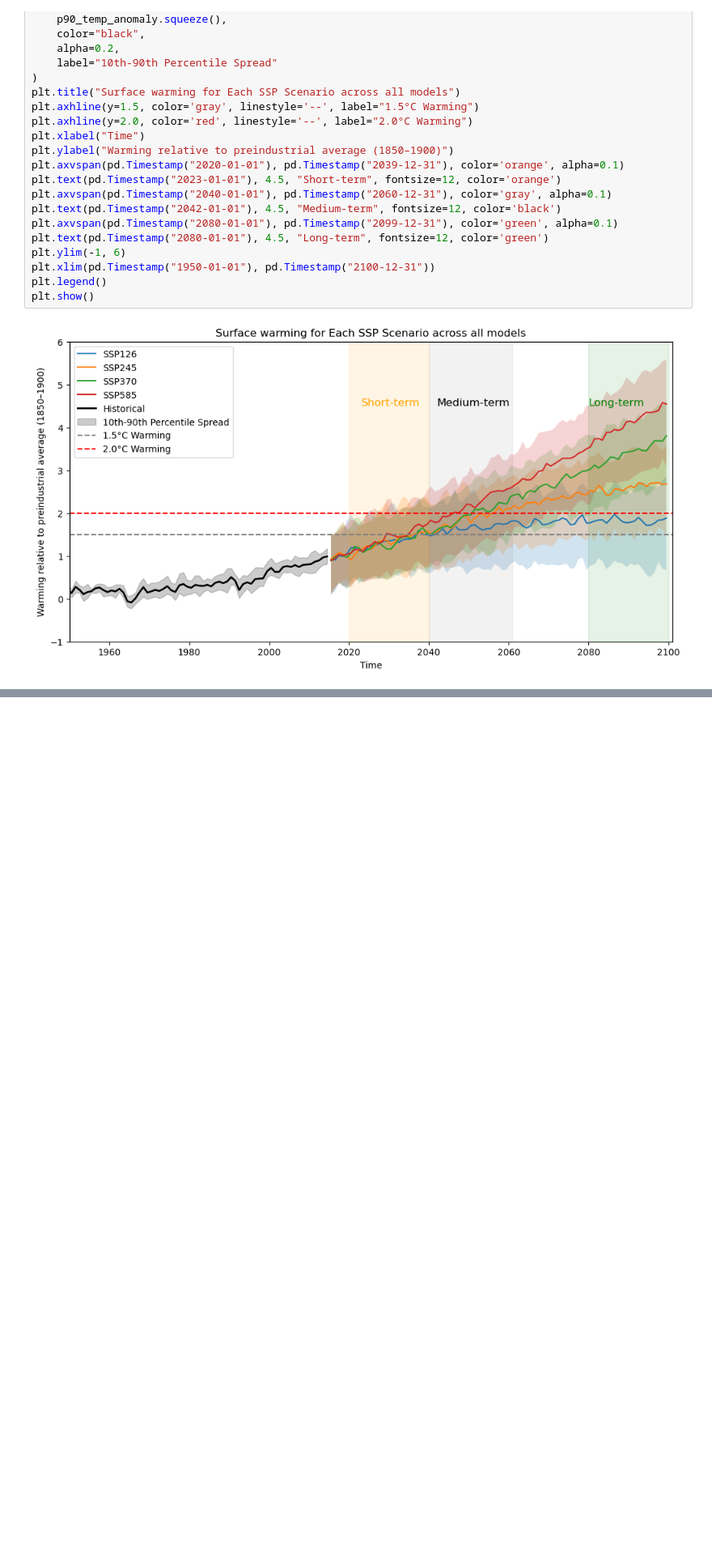
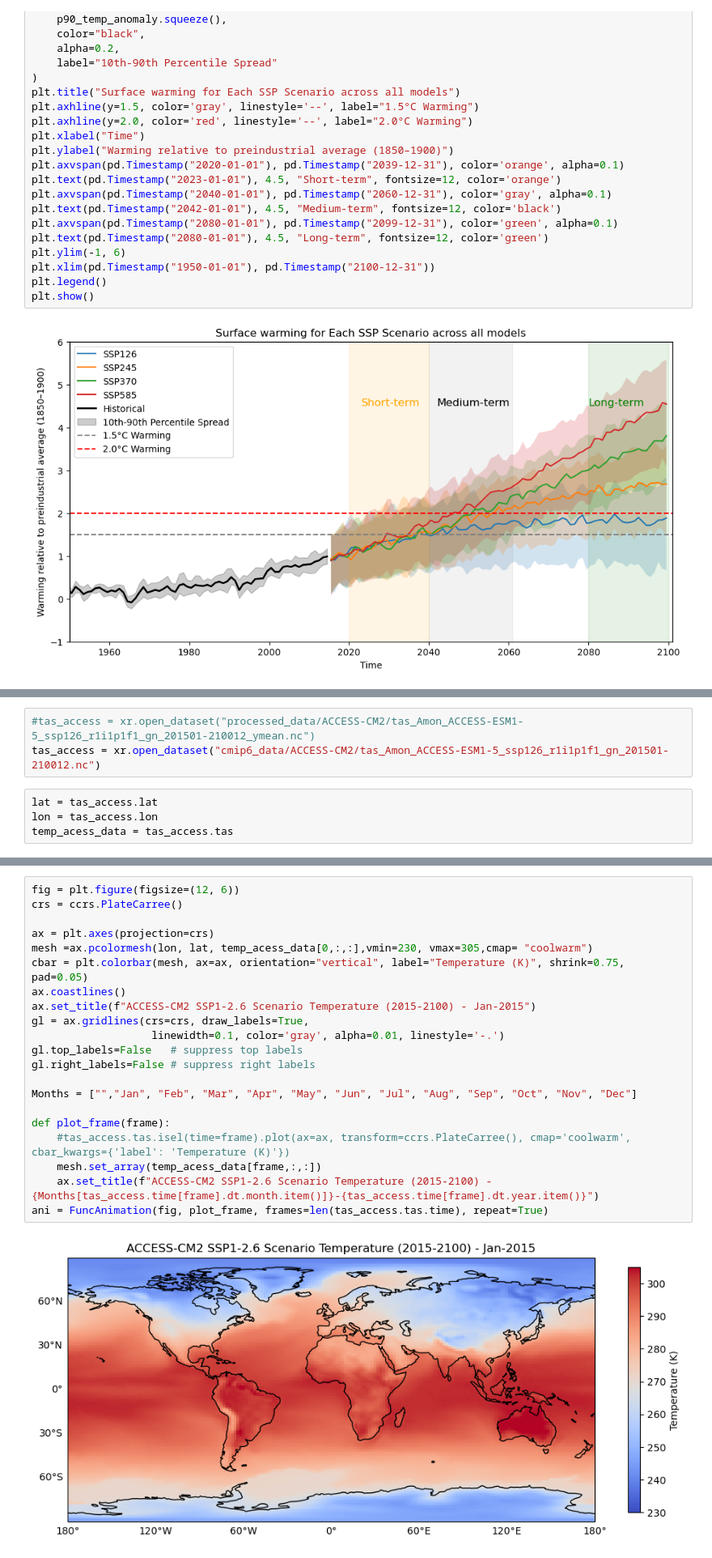
Before and after one commit to saurabh-annadate/CMIP6_analysis, a Jupyter notebook: analysis.ipynb, the cells around one changed output, grey strips where cells are left out. Shown at 81% size. Cells and saved outputs as stored; diff of their text form; blank space fills up the shorter version.

Commit message:
create animation

```diff
--- a/analysis.ipynb
+++ b/analysis.ipynb
@@ -336,0 +346,7 @@ plt.show()
+# %%
+#tas_access = xr.open_dataset("processed_data/ACCESS-CM2/tas_Amon_ACCESS-ESM1-5_ssp126_r1i1p1f1_gn_201501-210012_ymean.nc")
+tas_access = xr.open_dataset("cmip6_data/ACCESS-CM2/tas_Amon_ACCESS-ESM1-5_ssp126_r1i1p1f1_gn_201501-210012.nc")
+# %%
+lat = tas_access.lat
+lon = tas_access.lon
+temp_acess_data = tas_access.tas
@@ -336,0 +373,23 @@ plt.show()
+# %%
+fig = plt.figure(figsize=(12, 6))
+crs = ccrs.PlateCarree()
+
+ax = plt.axes(projection=crs)
+mesh =ax.pcolormesh(lon, lat, temp_acess_data[0,:,:],vmin=230, vmax=305,cmap= "coolwarm")
+cbar = plt.colorbar(mesh, ax=ax, orientation="vertical", label="Temperature (K)", shrink=0.75, pad=0.05)
+ax.coastlines()
+ax.set_title(f"ACCESS-CM2 SSP1-2.6 Scenario Temperature (2015-2100) - Jan-2015")
+gl = ax.gridlines(crs=crs, draw_labels=True,
+                   linewidth=0.1, color='gray', alpha=0.01, linestyle='-.')
+gl.top_labels=False   # suppress top labels
+gl.right_labels=False # suppress right labels
+
+Months = ["","Jan", "Feb", "Mar", "Apr", "May", "Jun", "Jul", "Aug", "Sep", "Oct", "Nov", "Dec"]
+
+def plot_frame(frame):
+    #tas_access.tas.isel(time=frame).plot(ax=ax, transform=ccrs.PlateCarree(), cmap='coolwarm', cbar_kwargs={'label': 'Temperature (K)'})
+    mesh.set_array(temp_acess_data[frame,:,:])
+    ax.set_title(f"ACCESS-CM2 SSP1-2.6 Scenario Temperature (2015-2100) - {Months[tas_access.time[frame].dt.month.item()]}-{tas_access.time[frame].dt.year.item()}")
+ani = FuncAnimation(fig, plot_frame, frames=len(tas_access.tas.time), repeat=True)
+# %% [output]
+[figure, added]
```
Also changed, not shown: parts of 5 cells of this notebook, 1 other file.
